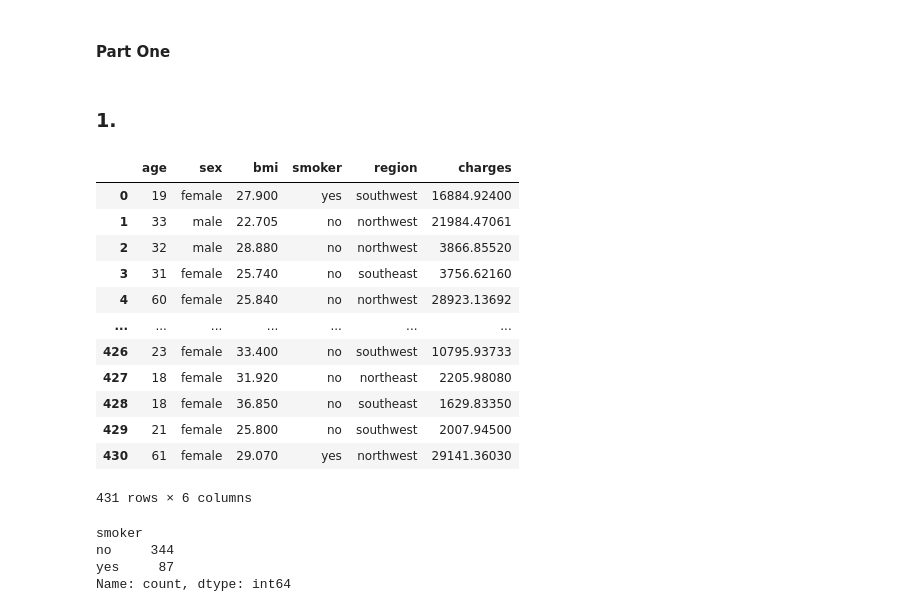
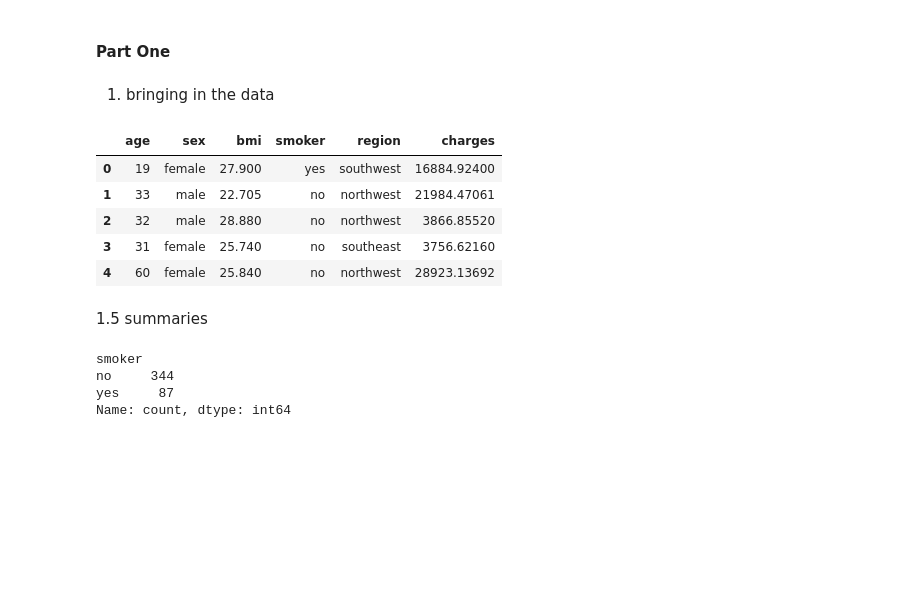
Before and after one commit to Evanjm22/Lab-5, a Jupyter notebook: Lab 5.ipynb, the cells around one changed output. Cells and saved outputs as stored; diff of their text form; code cells hidden in the pictures; blank space fills up the shorter version.

```diff
--- a/Lab 5.ipynb
+++ b/Lab 5.ipynb
@@ -23,23 +24,18 @@ from sklearn.preprocessing import PolynomialFeatures
-# %% [markdown]
-### 1.
+# %% [markdown]
+1. bringing in the data
 # %%
 data = pd.read_csv("https://www.dropbox.com/s/bocjjyo1ehr5auz/insurance_costs_1.csv?dl=1")
 data = data.dropna()
-data
+data.head()
 # %% [output]
 |  | age | sex | bmi | smoker | region | charges |
 | 0 | 19 | female | 27.900 | yes | southwest | 16884.92400 |
 | 1 | 33 | male | 22.705 | no | northwest | 21984.47061 |
 | 2 | 32 | male | 28.880 | no | northwest | 3866.85520 |
 | 3 | 31 | female | 25.740 | no | southeast | 3756.62160 |
 | 4 | 60 | female | 25.840 | no | northwest | 28923.13692 |
-| ... | ... | ... | ... | ... | ... | ... |
-| 426 | 23 | female | 33.400 | no | southwest | 10795.93733 |
-| 427 | 18 | female | 31.920 | no | northeast | 2205.98080 |
-| 428 | 18 | female | 36.850 | no | southeast | 1629.83350 |
-| 429 | 21 | female | 25.800 | no | southwest | 2007.94500 |
-| 430 | 61 | female | 29.070 | yes | northwest | 29141.36030 |
-431 rows × 6 columns
+# %% [markdown]
+1.5 summaries
 # %%
 data['smoker'].value_counts()
 # %% [output]
```
Also changed, not shown: parts of 73 cells of this notebook, 1 other file.
